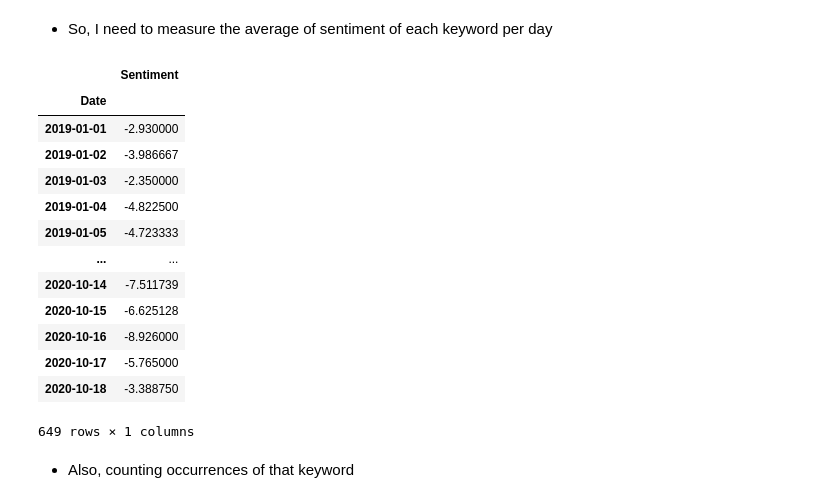
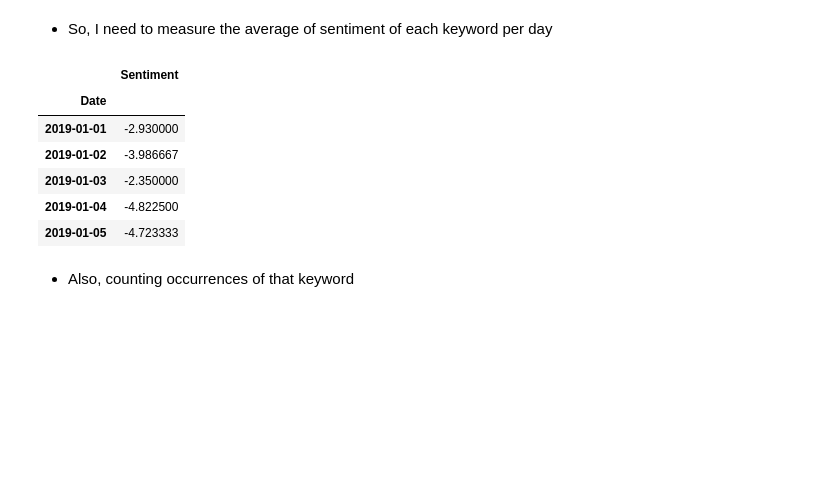
Before and after one commit to albertovpd/automated_ML_regression, a Jupyter notebook: data_exploration.ipynb, the cells around one changed output. Cells and saved outputs as stored; diff of their text form; code cells hidden in the pictures; blank space fills up the shorter version.

```diff
--- a/data_exploration.ipynb
+++ b/data_exploration.ipynb
@@ -140,22 +136,15 @@ df_political[df_political["political"]=="juicio"].head()
 # %% [markdown]
 - So, I need to measure the average of sentiment of each keyword per day
 # %%
-df_political[df_political["political"]=="juicio"].groupby("Date").mean()
+df_political[df_political["political"]=="juicio"].groupby("Date").mean().head()
 # %% [output]
 |  | Sentiment |
 | Date |  |
 | 2019-01-01 | -2.930000 |
 | 2019-01-02 | -3.986667 |
 | 2019-01-03 | -2.350000 |
 | 2019-01-04 | -4.822500 |
 | 2019-01-05 | -4.723333 |
-| ... | ... |
-| 2020-10-14 | -7.511739 |
-| 2020-10-15 | -6.625128 |
-| 2020-10-16 | -8.926000 |
-| 2020-10-17 | -5.765000 |
-| 2020-10-18 | -3.388750 |
-649 rows × 1 columns
 # %% [markdown]
 - Also, counting occurrences of that keyword
 # %%
```
Also changed, not shown: parts of 24 cells of this notebook.
